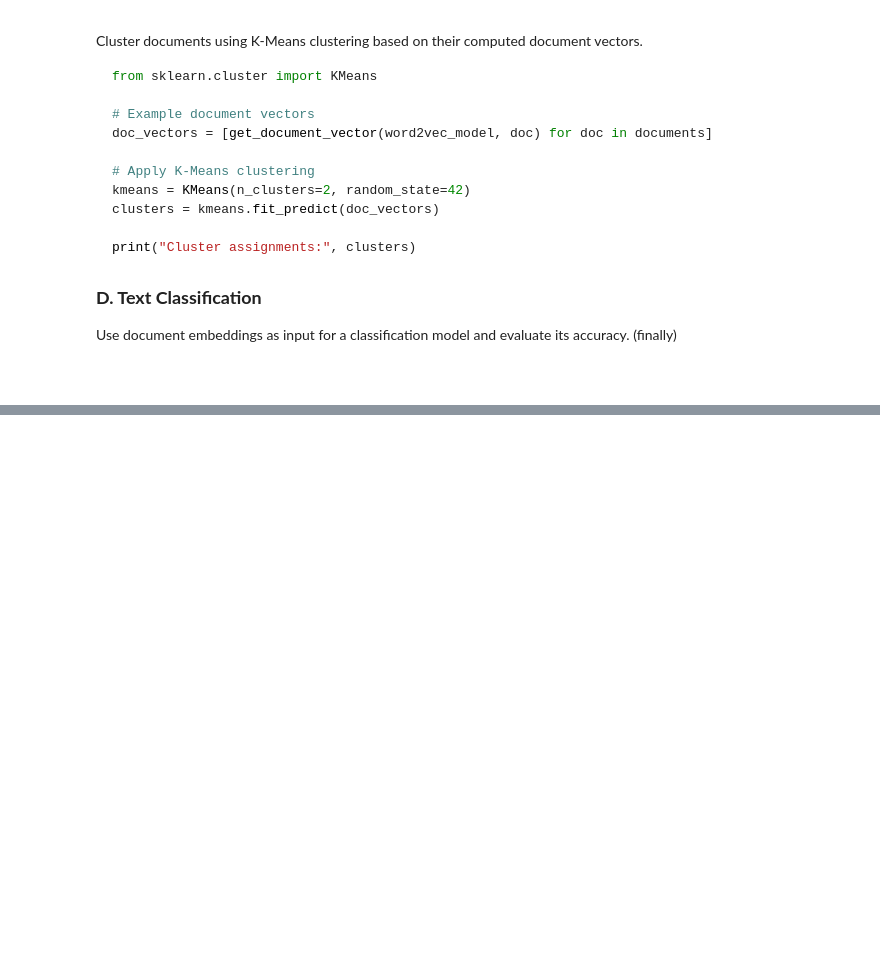
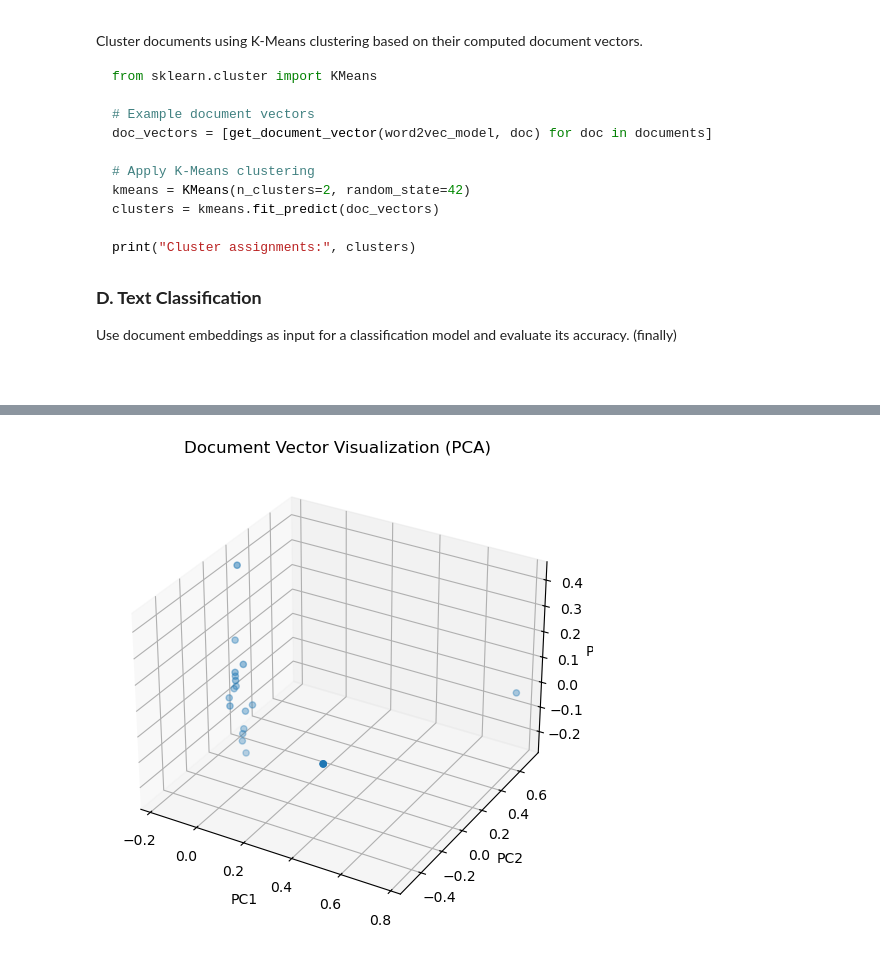
Before and after one commit to pablodevicente/RI_2-Product_Catalog_Classifier, a Jupyter notebook: 01-code/aux_vsm.ipynb, the cells around one changed output, grey strips where cells are left out. Drawn from its saved outputs; the diff is of its cells as text; code cells hidden in the pictures; blank space fills up the shorter version.

```diff
--- a/01-code/aux_vsm.ipynb
+++ b/01-code/aux_vsm.ipynb
@@ -62,0 +199,20 @@ Use document embeddings as input for a classification model and evaluate its acc
+# %%
+from sklearn.decomposition import PCA
+from mpl_toolkits.mplot3d import Axes3D
+
+# Reduce to 3D using PCA
+pca = PCA(n_components=3)
+doc_vectors_3d = pca.fit_transform(doc_vectors)
+
+# Plot in 3D
+fig = plt.figure(figsize=(10, 6))
+ax = fig.add_subplot(111, projection="3d")
+ax.scatter(doc_vectors_3d[:, 0], doc_vectors_3d[:, 1], doc_vectors_3d[:, 2])
+
+ax.set_title("Document Vector Visualization (PCA)")
+ax.set_xlabel("PC1")
+ax.set_ylabel("PC2")
+ax.set_zlabel("PC3")
+plt.show()
+# %% [output]
+[figure, added]
```
Also changed, not shown: parts of 12 cells of this notebook, 5 other files.
